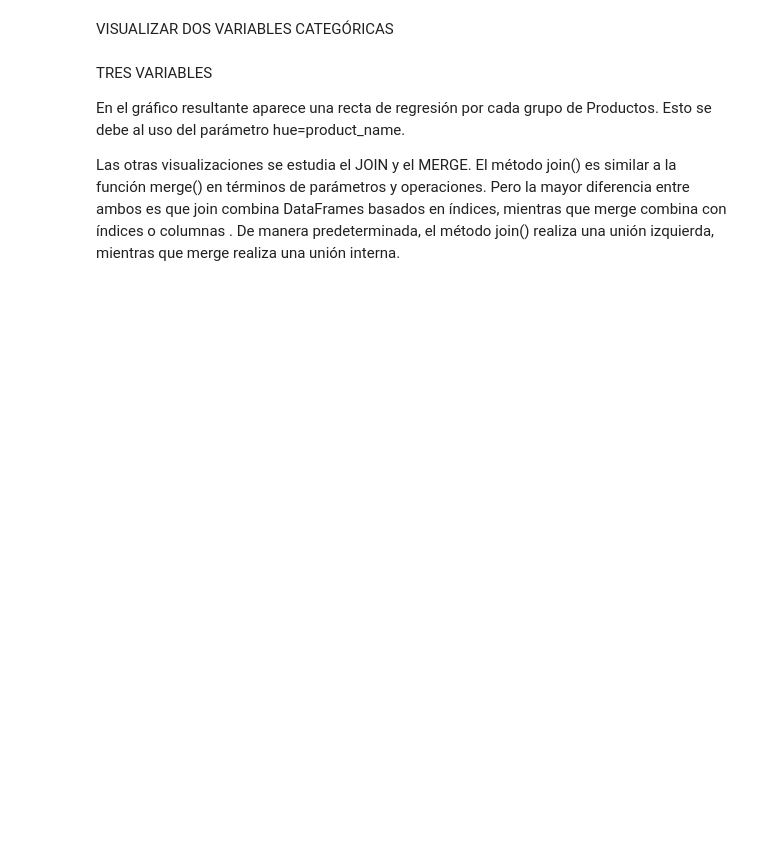
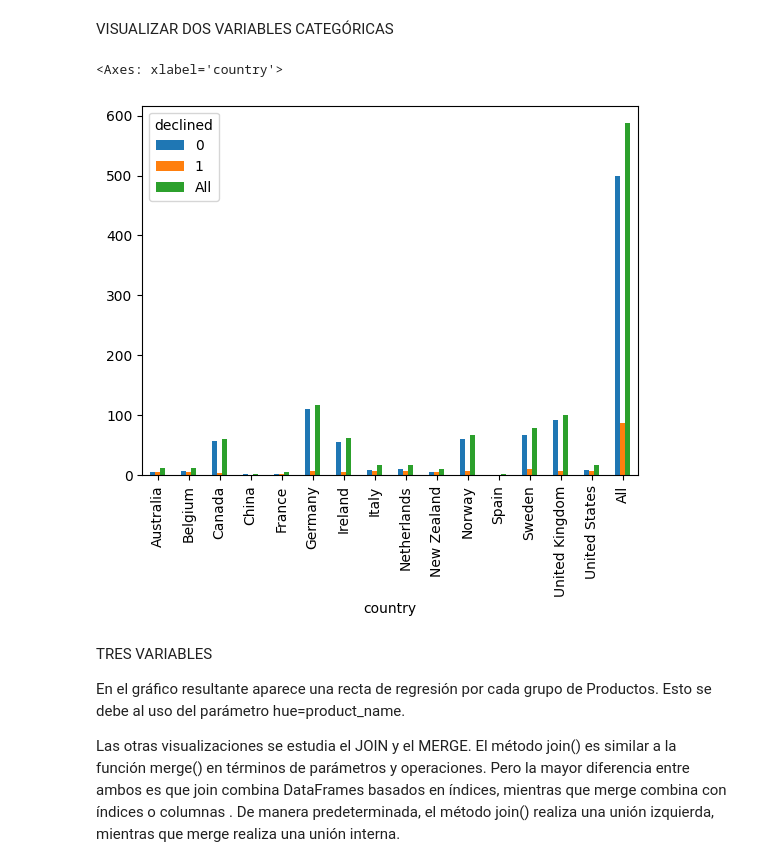
Before and after one commit to jjrodriguezv/Sprint-8-jjrodriguez, a Jupyter notebook: Sprint8-NIVELL 1 - FINAL.ipynb, the cells around one changed output. Drawn from its saved outputs; the diff is of its cells as text; code cells hidden in the pictures; blank space fills up the shorter version.

```diff
--- a/Sprint8-NIVELL 1 - FINAL.ipynb
+++ b/Sprint8-NIVELL 1 - FINAL.ipynb
@@ -178,12 +166,15 @@ VISUALIZAR DOS VARIABLES CATEGÓRICAS
 # %%
 #============== EJERCICIO 5  - Dos Categóricas ====================
 
-df1 = pd.DataFrame(data_dict["companies"])
-df2 = pd.DataFrame(data_dict["transactions"])
+df1 = data_dict["companies"]
+df2 = data_dict["transactions"]
 
-df_join = pd.merge(df1, df2, left_on='company_id', right_on='business_id', how='inner')
-pd.crosstab(df_join["country"], df_join["declined"]).plot.bar()
-plt.title("Transacciones declinadas y aceptadas por país")
+datosdf = pd.merge(df1, df2, left_on='company_id', right_on='business_id', how='left')
+df = pd.crosstab(datosdf["country"], datosdf["declined"], margins=True)
+df.plot.bar()
+# %% [output]
+<Axes: xlabel='country'>
+[figure, added]
 # %% [markdown]
   TRES VARIABLES
 
```
Also changed, not shown: parts of 13 cells of this notebook, 1 other file.
